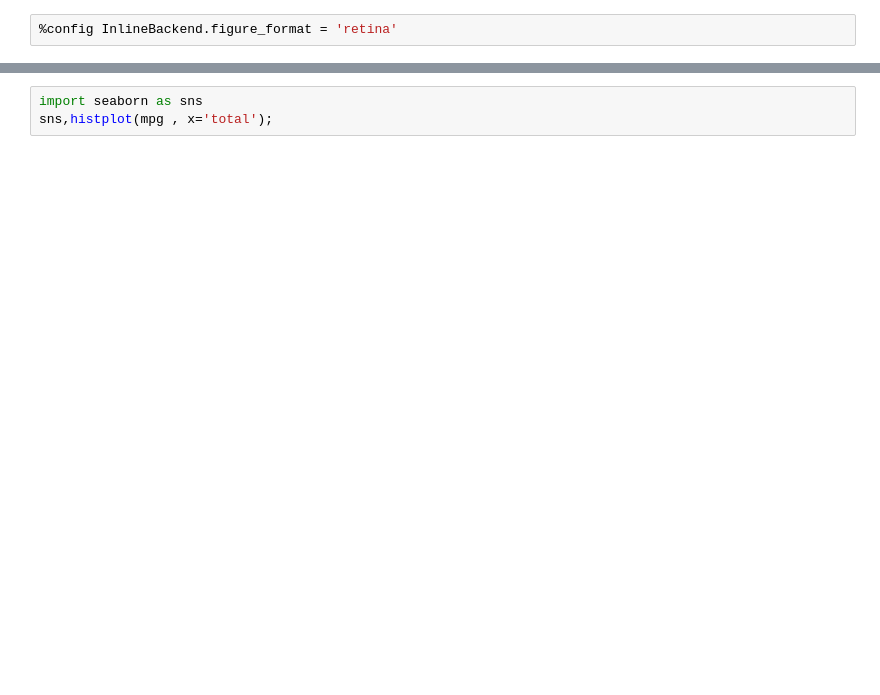
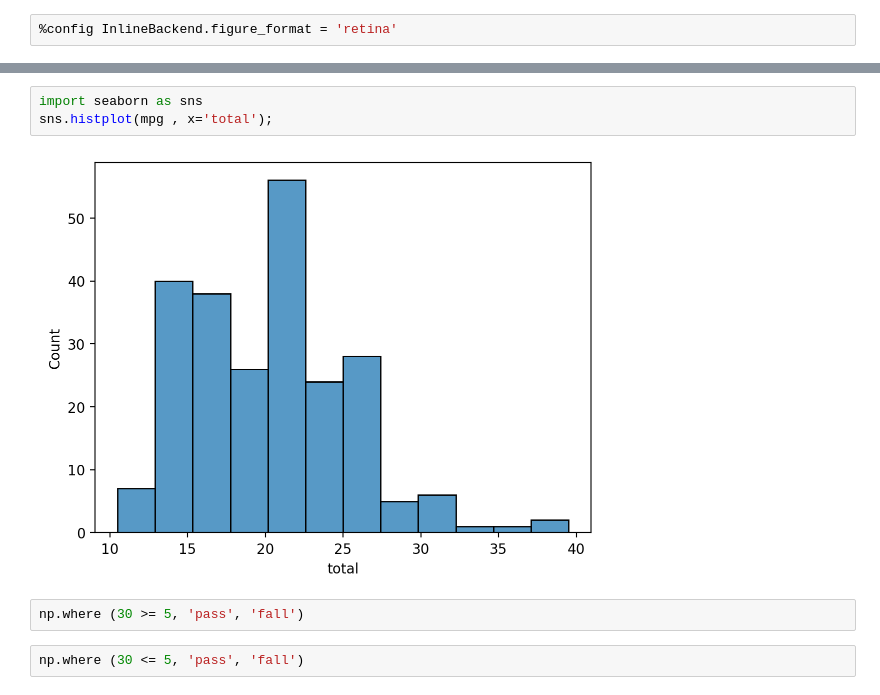
Before and after one commit to kihyuk-1/2025-1-myclass-BDA, a Jupyter notebook: inclass/05w_B_wed_0402.ipynb, the cells around one changed output, grey strips where cells are left out. Cells and saved outputs as stored; diff of their text form; blank space fills up the shorter version.

```diff
--- a/inclass/05w_B_wed_0402.ipynb
+++ b/inclass/05w_B_wed_0402.ipynb
@@ -172,3 +216,9 @@ NameError: name 'mpg' is not defined
 # %%
 import seaborn as sns
-sns,histplot(mpg , x='total');
+sns.histplot(mpg , x='total');
+# %% [output]
+[figure, added]
+# %%
+np.where (30 >= 5, 'pass', 'fall')
+# %%
+np.where (30 <= 5, 'pass', 'fall')
```
Also changed, not shown: parts of 48 cells of this notebook.
